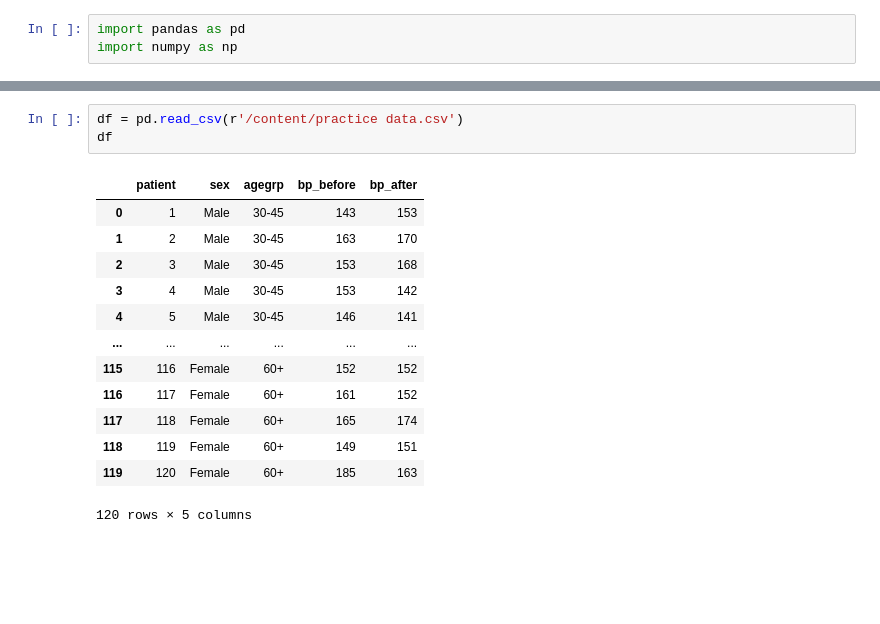
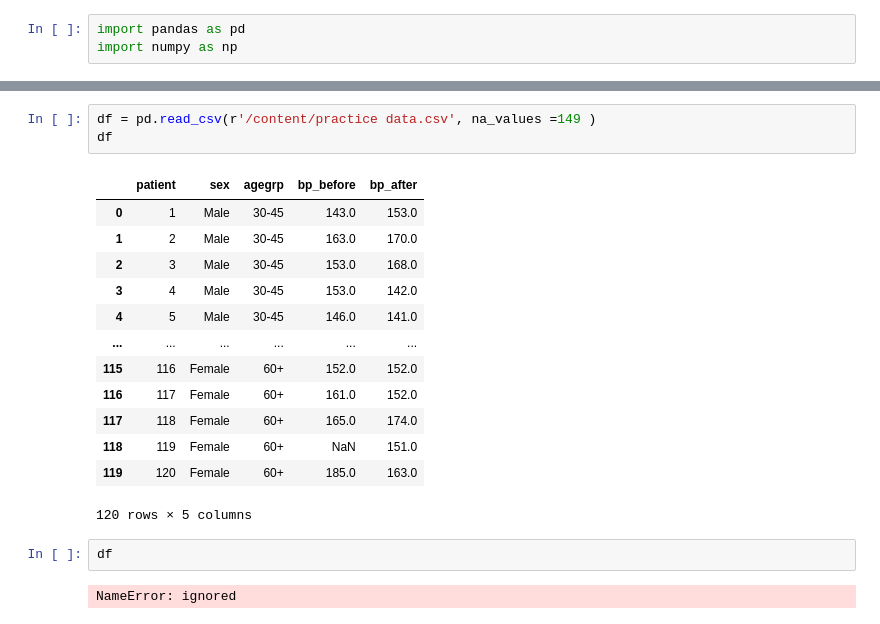
Before and after one commit to nikhil2008github/Data-ops, a Jupyter notebook: code_Basic.ipynb, the cells around one changed output, grey strips where cells are left out. Cells and saved outputs as stored; diff of their text form; blank space fills up the shorter version.

```diff
--- a/code_Basic.ipynb
+++ b/code_Basic.ipynb
@@ -8,17 +49,21 @@ import numpy as np
 # %%
-df = pd.read_csv(r'/content/practice data.csv')
+df = pd.read_csv(r'/content/practice data.csv', na_values =149 )
 df
 # %% [output]
 |  | patient | sex | agegrp | bp_before | bp_after |
-| 0 | 1 | Male | 30-45 | 143 | 153 |
-| 1 | 2 | Male | 30-45 | 163 | 170 |
-| 2 | 3 | Male | 30-45 | 153 | 168 |
-| 3 | 4 | Male | 30-45 | 153 | 142 |
-| 4 | 5 | Male | 30-45 | 146 | 141 |
+| 0 | 1 | Male | 30-45 | 143.0 | 153.0 |
+| 1 | 2 | Male | 30-45 | 163.0 | 170.0 |
+| 2 | 3 | Male | 30-45 | 153.0 | 168.0 |
+| 3 | 4 | Male | 30-45 | 153.0 | 142.0 |
+| 4 | 5 | Male | 30-45 | 146.0 | 141.0 |
 | ... | ... | ... | ... | ... | ... |
-| 115 | 116 | Female | 60+ | 152 | 152 |
-| 116 | 117 | Female | 60+ | 161 | 152 |
-| 117 | 118 | Female | 60+ | 165 | 174 |
-| 118 | 119 | Female | 60+ | 149 | 151 |
-| 119 | 120 | Female | 60+ | 185 | 163 |
+| 115 | 116 | Female | 60+ | 152.0 | 152.0 |
+| 116 | 117 | Female | 60+ | 161.0 | 152.0 |
+| 117 | 118 | Female | 60+ | 165.0 | 174.0 |
+| 118 | 119 | Female | 60+ | NaN | 151.0 |
+| 119 | 120 | Female | 60+ | 185.0 | 163.0 |
 120 rows × 5 columns
+# %%
+df
+# %% [output]
+NameError: ignored
```
Also changed, not shown: parts of 7 cells of this notebook.
